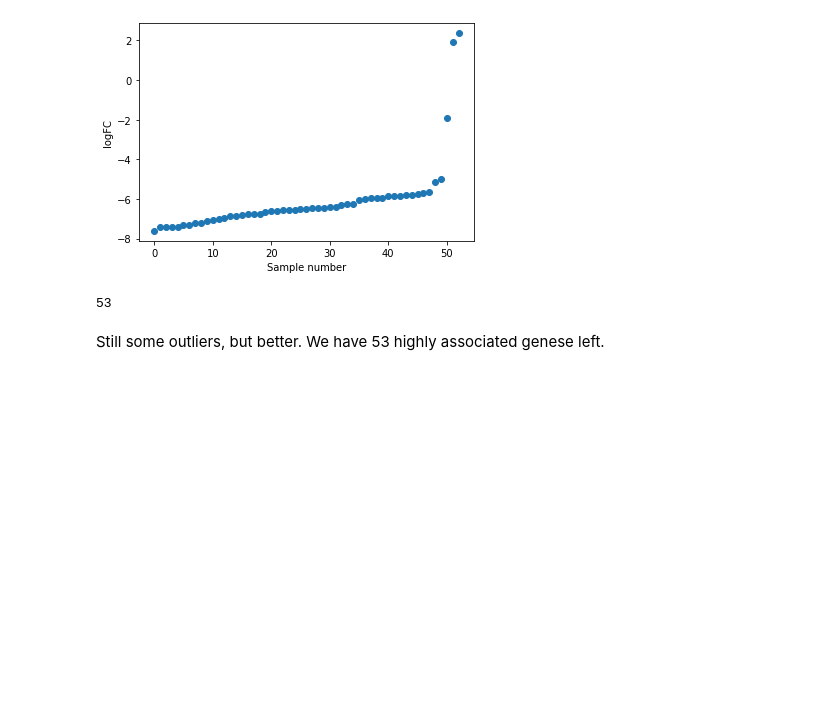
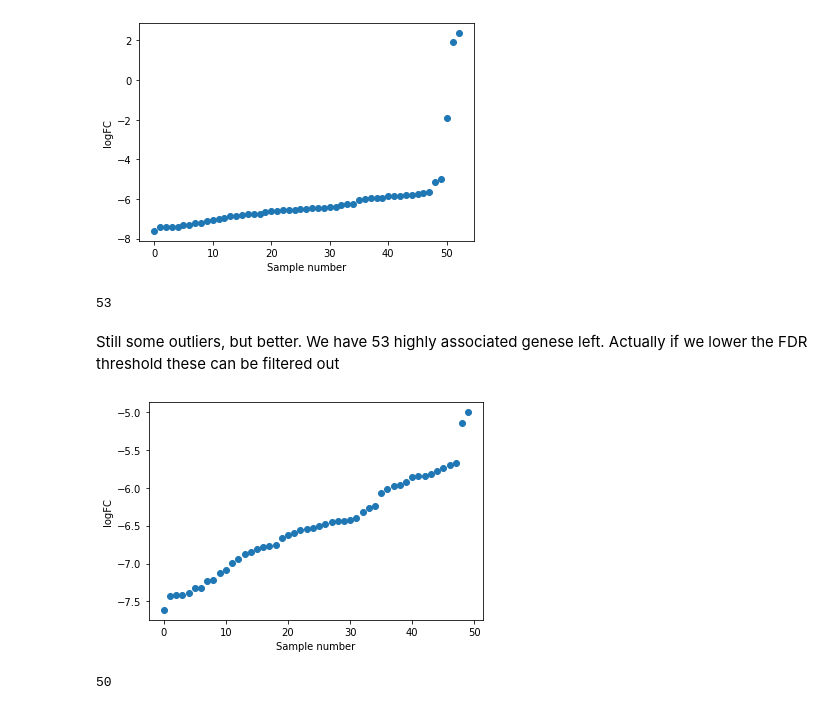
Before and after one commit to ningkko/mcb112, a Jupyter notebook: pset7/HuaYining_07.ipynb, the cells around one changed output. Saved outputs shown, nothing was run; the diff lists cells and outputs as text; code cells hidden in the pictures; blank space fills up the shorter version.

```diff
--- a/pset7/HuaYining_07.ipynb
+++ b/pset7/HuaYining_07.ipynb
@@ -243,4 +243,16 @@ len(out_12[out_12.FDR<0.05])
 # %% [output]
 53
 # %% [markdown]
-Still some outliers, but better. We have 53 highly associated genese left.
+Still some outliers, but better. We have 53 highly associated genese left. Actually if we lower the FDR threshold these can be filtered out
+# %%
+out_12 = out_12.sort_values(by='logFC')
+plt.scatter(list(range(len(out_12[out_12.FDR<0.0005]))), out_12[out_12.FDR<0.0005]['logFC'])
+plt.ylabel('logFC')
+plt.xlabel('Sample number')
+plt.show()
+# %% [output]
+[figure, added]
+# %%
+len(out_12[out_12.FDR<0.0005])
+# %% [output]
+50
```
Also changed, not shown: parts of 4 cells of this notebook, 3 other files.
